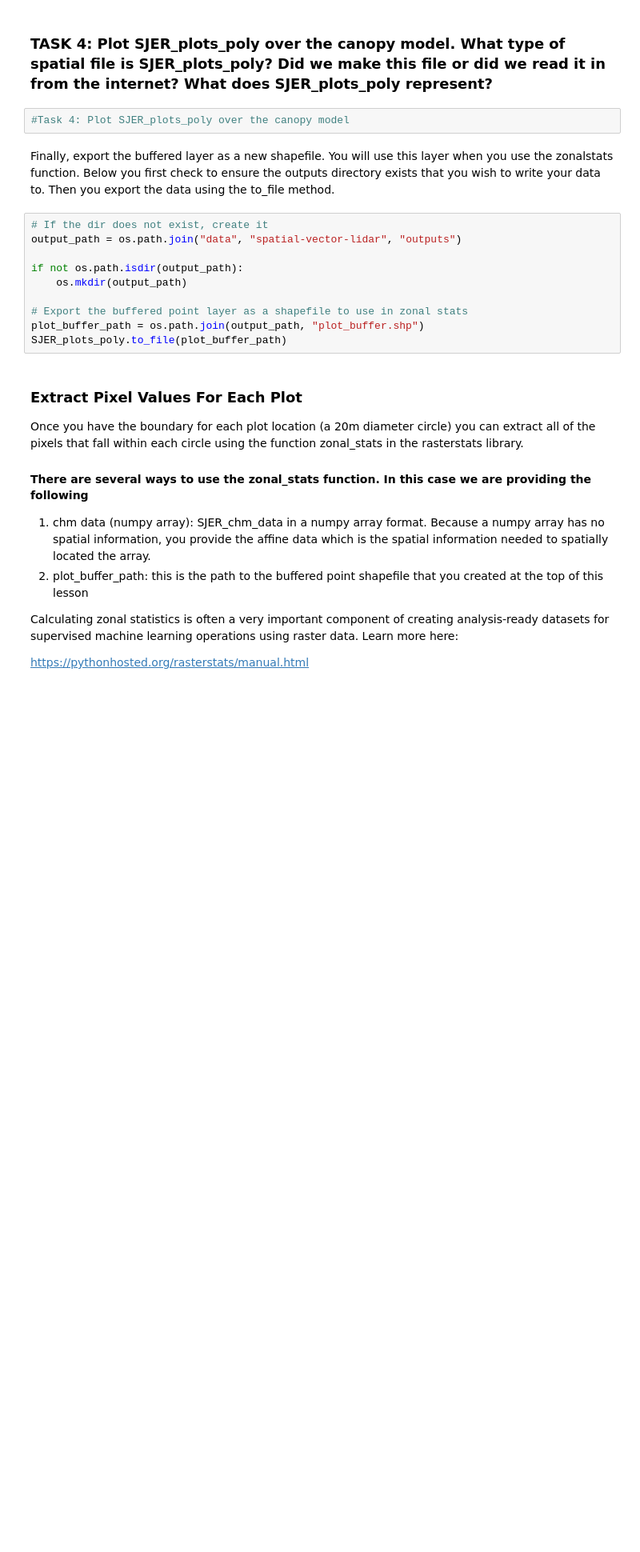
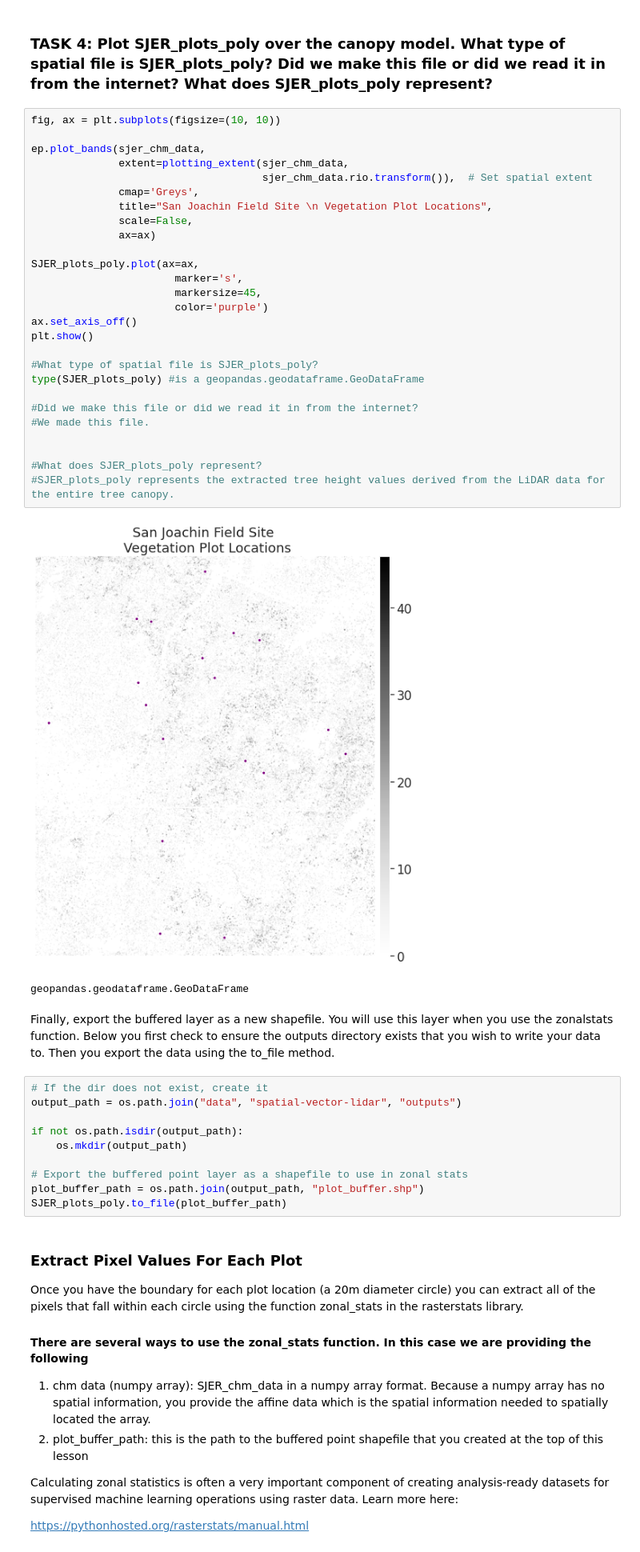
Before and after one commit to abmccart/EnvDatSci22, a Jupyter notebook: CodeSprints/Regression101.ipynb, the cells around one changed output. Shown at 80% size. Saved outputs shown, nothing was run; the diff lists cells and outputs as text; blank space fills up the shorter version.

```diff
--- a/CodeSprints/Regression101.ipynb
+++ b/CodeSprints/Regression101.ipynb
@@ -230,7 +256,35 @@ SJER_plots_poly.head()
 # %% [markdown]
 ### TASK 4: Plot SJER_plots_poly over the canopy model. What type of spatial file is SJER_plots_poly? Did we make this file or did we read it in from the internet? What does SJER_plots_poly represent?
-# %%
-#Task 4: Plot SJER_plots_poly over the canopy model
+# %%
+fig, ax = plt.subplots(figsize=(10, 10))
+
+ep.plot_bands(sjer_chm_data,
+              extent=plotting_extent(sjer_chm_data,
+                                     sjer_chm_data.rio.transform()),  # Set spatial extent
+              cmap='Greys',
+              title="San Joachin Field Site \n Vegetation Plot Locations",
+              scale=False,
+              ax=ax)
+
+SJER_plots_poly.plot(ax=ax,
+                       marker='s',
+                       markersize=45,
+                       color='purple')
+ax.set_axis_off()
+plt.show()
+
+#What type of spatial file is SJER_plots_poly?
+type(SJER_plots_poly) #is a geopandas.geodataframe.GeoDataFrame
+
+#Did we make this file or did we read it in from the internet?
+#We made this file.
+
+
+#What does SJER_plots_poly represent?
+#SJER_plots_poly represents the extracted tree height values derived from the LiDAR data for the entire tree canopy.
+# %% [output]
+[figure, added]
+geopandas.geodataframe.GeoDataFrame
 # %% [markdown]
 Finally, export the buffered layer as a new shapefile. You will use this layer when you use the zonalstats function. Below you first check to ensure the outputs directory exists that you wish to write your data to. Then you export the data using the to_file method.
 # %%
```
Also changed, not shown: parts of 8 cells of this notebook.
